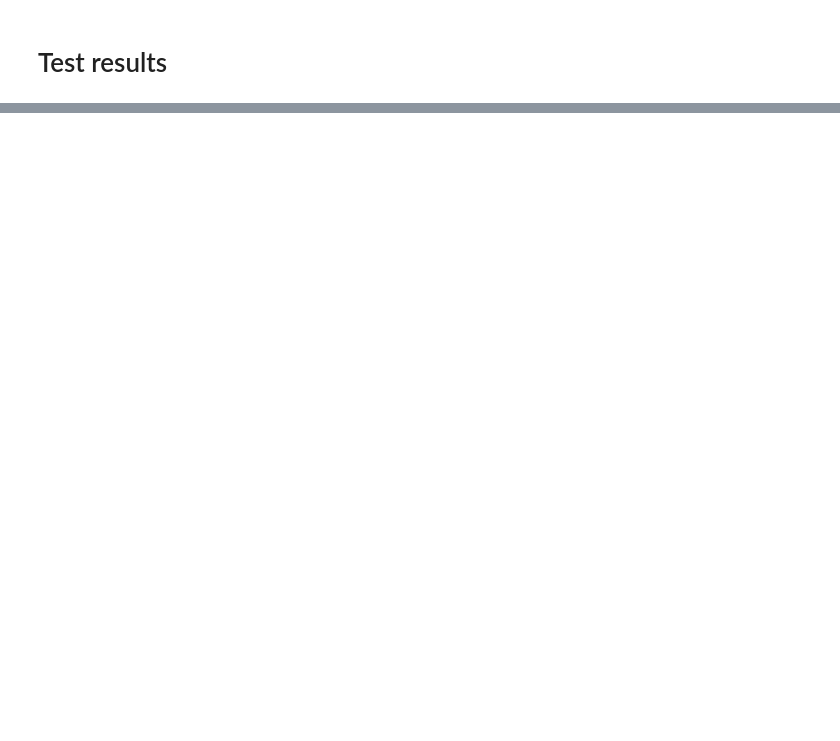
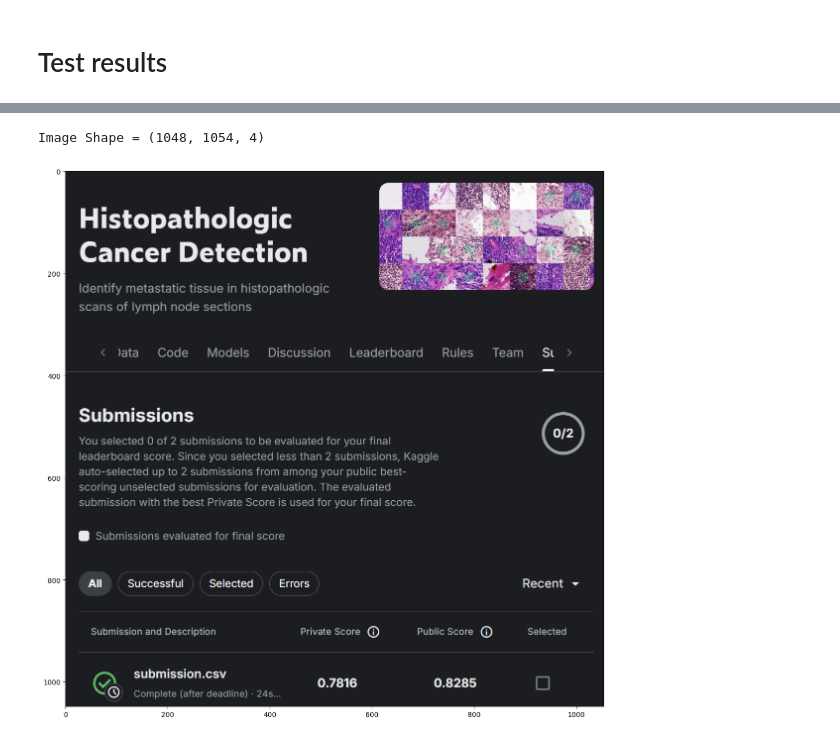
Before and after one commit to cesar1091/Mini-Project---Histopathologic-Cancer-Detection, a Jupyter notebook: notebook/Experiment.ipynb, the cells around one changed output, grey strips where cells are left out. Saved outputs shown, nothing was run; the diff lists cells and outputs as text; code cells hidden in the pictures; blank space fills up the shorter version.

```diff
--- a/notebook/Experiment.ipynb
+++ b/notebook/Experiment.ipynb
@@ -334,2 +346,13 @@ test_df[['id','label']].sample(3)
 # %%
 test_df[['id','label']].to_csv('../data/submission.csv',index=None)
+# %%
+example_path = '../notebook/kaggle_score.png'
+example_img = Image.open(example_path)
+example_array = np.array(example_img)
+plt.figure(figsize=[14,20])
+print(f"Image Shape = {example_array.shape}")
+plt.imshow(example_img)
+plt.show()
+# %% [output]
+Image Shape = (1048, 1054, 4)
+[figure, added]
```
Also changed, not shown: parts of 13 cells of this notebook, 1 other file.
